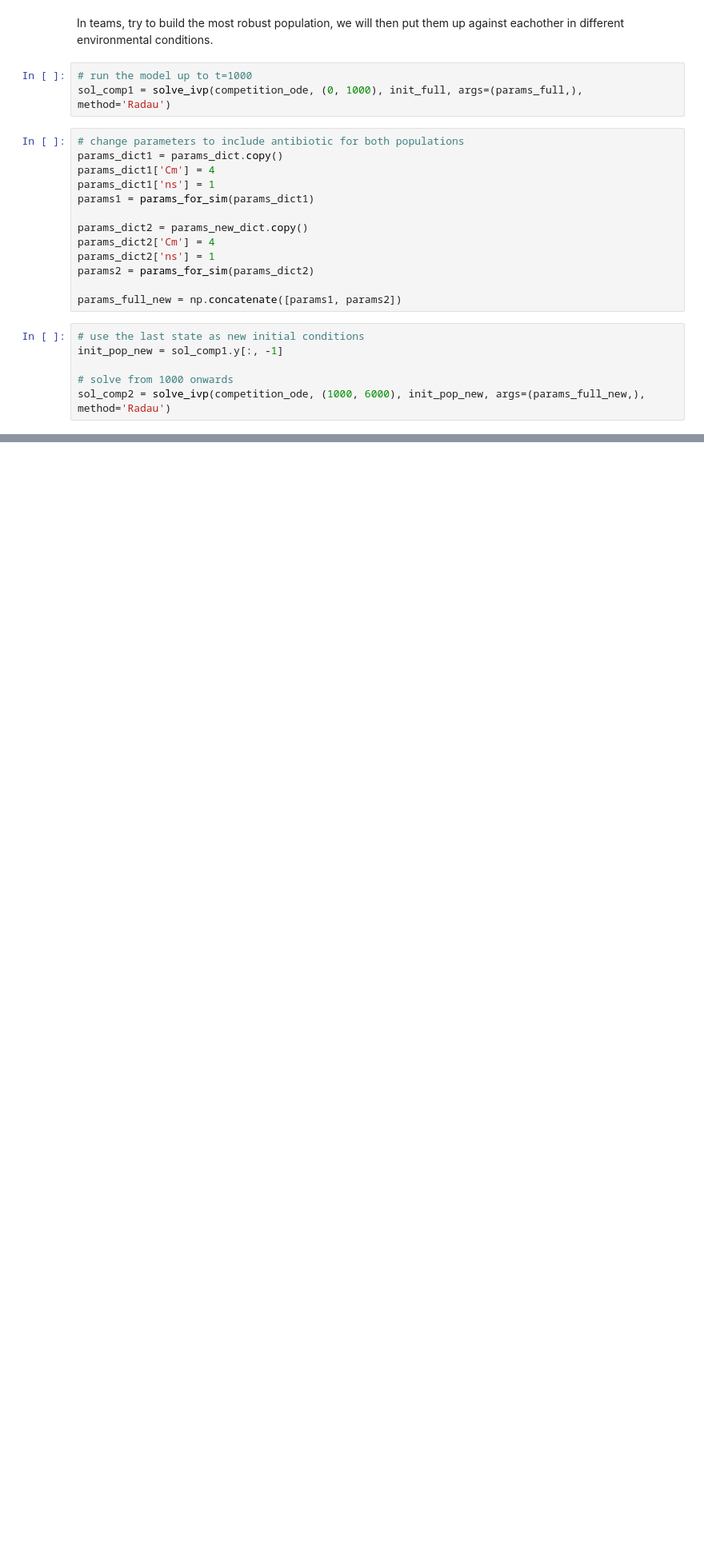
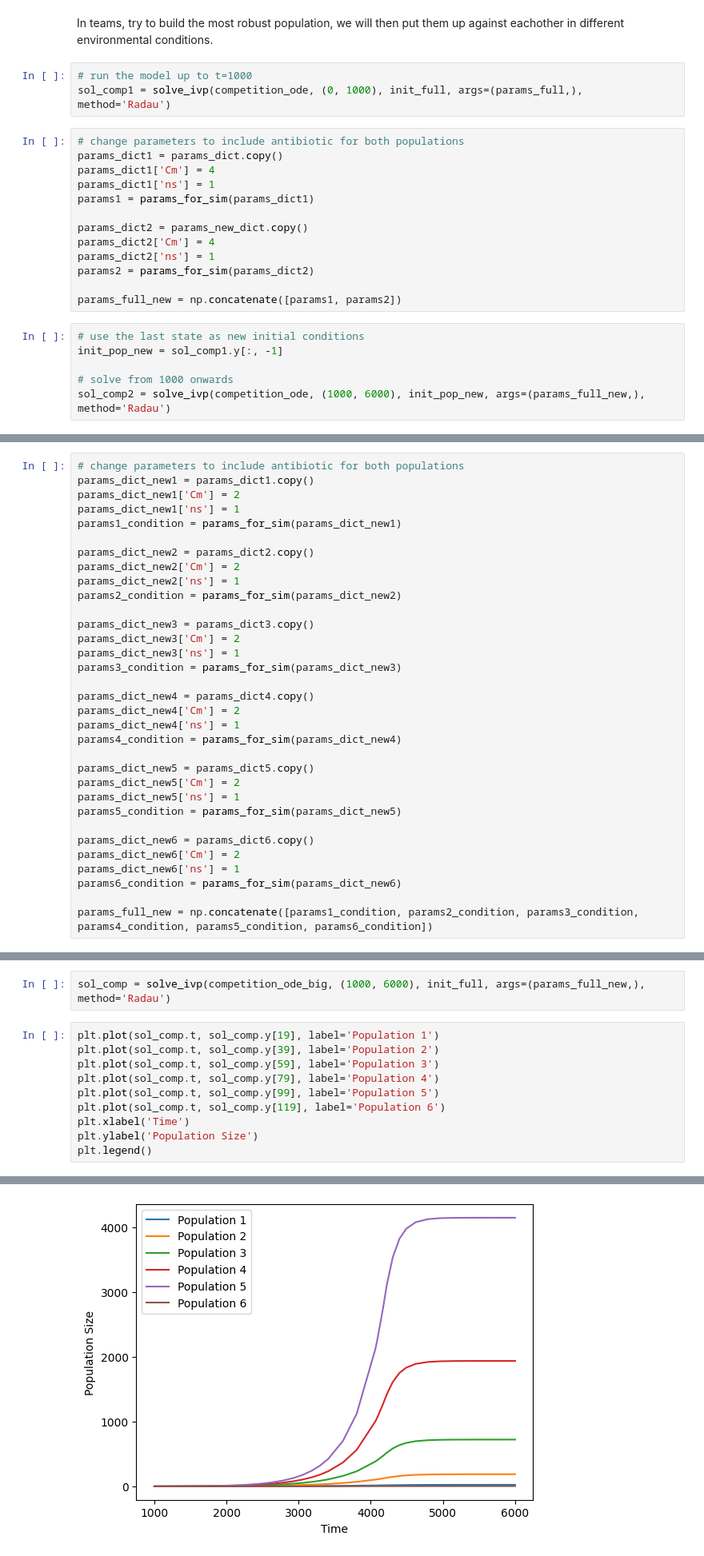
Before and after one commit to hhindley/CompSysBio_Weisse, a Jupyter notebook: solutions/competition_tutorial_complete.ipynb, the cells around one changed output, grey strips where cells are left out. Shown at 80% size. Drawn from its saved outputs; the diff is of its cells as text; blank space fills up the shorter version.

```diff
--- a/solutions/competition_tutorial_complete.ipynb
+++ b/solutions/competition_tutorial_complete.ipynb
@@ -401,0 +504,33 @@ plt.legend()
+# %%
+# change parameters to include antibiotic for both populations
+params_dict_new1 = params_dict1.copy()
+params_dict_new1['Cm'] = 2
+params_dict_new1['ns'] = 1
+params1_condition = params_for_sim(params_dict_new1)
+
+params_dict_new2 = params_dict2.copy()
+params_dict_new2['Cm'] = 2
+params_dict_new2['ns'] = 1
+params2_condition = params_for_sim(params_dict_new2)
+
+params_dict_new3 = params_dict3.copy()
+params_dict_new3['Cm'] = 2
+params_dict_new3['ns'] = 1
+params3_condition = params_for_sim(params_dict_new3)
+
+params_dict_new4 = params_dict4.copy()
+params_dict_new4['Cm'] = 2
+params_dict_new4['ns'] = 1
+params4_condition = params_for_sim(params_dict_new4)
+
+params_dict_new5 = params_dict5.copy()
+params_dict_new5['Cm'] = 2
+params_dict_new5['ns'] = 1
+params5_condition = params_for_sim(params_dict_new5)
+
+params_dict_new6 = params_dict6.copy()
+params_dict_new6['Cm'] = 2
+params_dict_new6['ns'] = 1
+params6_condition = params_for_sim(params_dict_new6)
+
+params_full_new = np.concatenate([params1_condition, params2_condition, params3_condition, params4_condition, params5_condition, params6_condition])
@@ -401,0 +543,13 @@ plt.legend()
+# %%
+sol_comp = solve_ivp(competition_ode_big, (1000, 6000), init_full, args=(params_full_new,), method='Radau')
+# %%
+plt.plot(sol_comp.t, sol_comp.y[19], label='Population 1')
+plt.plot(sol_comp.t, sol_comp.y[39], label='Population 2')
+plt.plot(sol_comp.t, sol_comp.y[59], label='Population 3')
+plt.plot(sol_comp.t, sol_comp.y[79], label='Population 4')
+plt.plot(sol_comp.t, sol_comp.y[99], label='Population 5')
+plt.plot(sol_comp.t, sol_comp.y[119], label='Population 6')
+plt.xlabel('Time')
+plt.ylabel('Population Size')
+plt.legend()
+# %% [output]
@@ -401,0 +557 @@ plt.legend()
+[figure, added]
```
Also changed, not shown: parts of 9 cells of this notebook, 1 other file.
